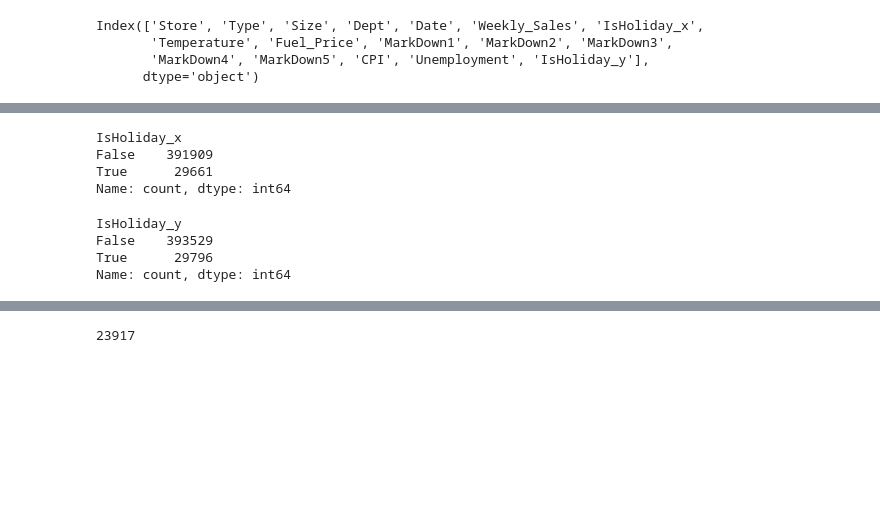
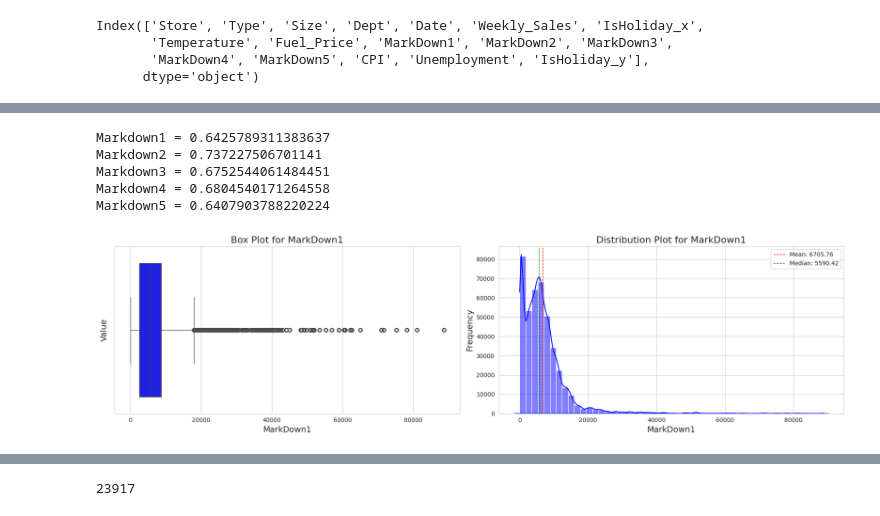
Before and after one commit to SriRamK345/Retail_Sales_Forecast, a Jupyter notebook: Final_Pro.ipynb, the cells around one changed output, grey strips where cells are left out. Drawn from its saved outputs; the diff is of its cells as text; code cells hidden in the pictures; blank space fills up the shorter version.

```diff
--- a/Final_Pro.ipynb
+++ b/Final_Pro.ipynb
@@ -473,6 +538,0 @@ model.fit(X_train, y_train)
-# %%
-# Predict missing values
-predicted_values = model.predict(X_predict)
-
-# Fill the missing values
-df.loc[df['MarkDown1'].isnull(), 'MarkDown1'] = predicted_values
@@ -494,9 +540,9 @@ plt.show()
 def plot(df, column):
     plt.figure(figsize=(20,5))
     plt.subplot(1,2,1)
-    sns.boxplot(data=df, x=column)
+    sns.boxplot(data=df, x=column,color='blue')
     plt.title(f'Box Plot for {column}')
 
     plt.subplot(1,2,2)
-    sns.histplot(data=df, x=column, kde=True, bins=50)
+    sns.histplot(data=df, x=column, kde=True, bins=50, color='blue')
     plt.title(f'Distribution Plot for {column}')
@@ -520,19 +608,0 @@ for i in numeric_columns:
-# %%
-df.IsHoliday_x.value_counts()
-# %% [output]
-IsHoliday_x
-False    391909
-True      29661
-Name: count, dtype: int64
-# %%
-df.IsHoliday_y.value_counts()
-# %% [output]
-IsHoliday_y
-False    393529
-True      29796
-Name: count, dtype: int64
-# %%
-df= df.drop(columns=['IsHoliday_x'])
-
-# Replace column name
-df.rename(columns={'IsHoliday_y': 'IsHoliday'}, inplace=True)
@@ -538,0 +613,16 @@ df.rename(columns={'IsHoliday_y': 'IsHoliday'}, inplace=True)
+# %%
+print("Markdown1 =", df.MarkDown1.isnull().sum()/421570)
+print("Markdown2 =", df.MarkDown2.isnull().sum()/421570)
+print("Markdown3 =", df.MarkDown3.isnull().sum()/421570)
+print("Markdown4 =", df.MarkDown4.isnull().sum()/421570)
+print("Markdown5 =", df.MarkDown5.isnull().sum()/421570)
+# %% [output]
+Markdown1 = 0.6425789311383637
+Markdown2 = 0.737227506701141
+Markdown3 = 0.6752544061484451
+Markdown4 = 0.6804540171264558
+Markdown5 = 0.6407903788220224
+# %%
+Markdown1=plot(df, 'MarkDown1')
+# %% [output]
+[figure, added]
```
Also changed, not shown: parts of 79 cells of this notebook.
